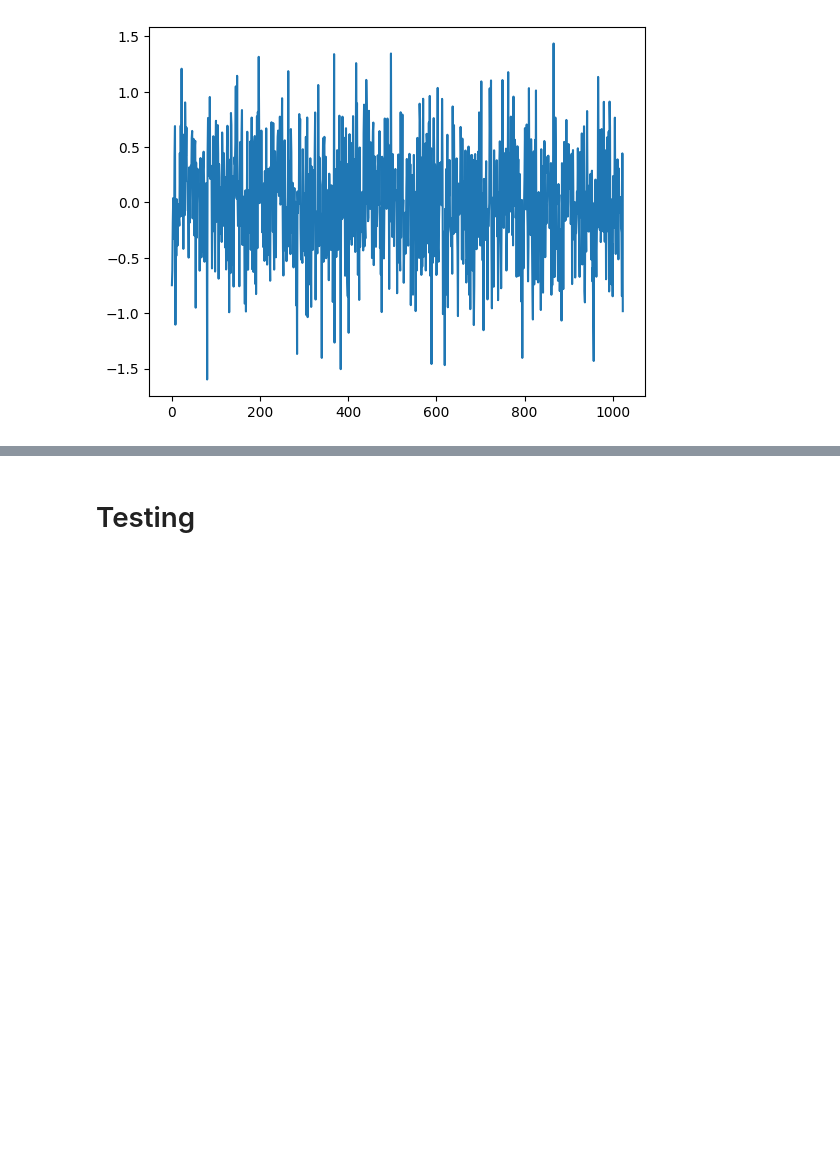
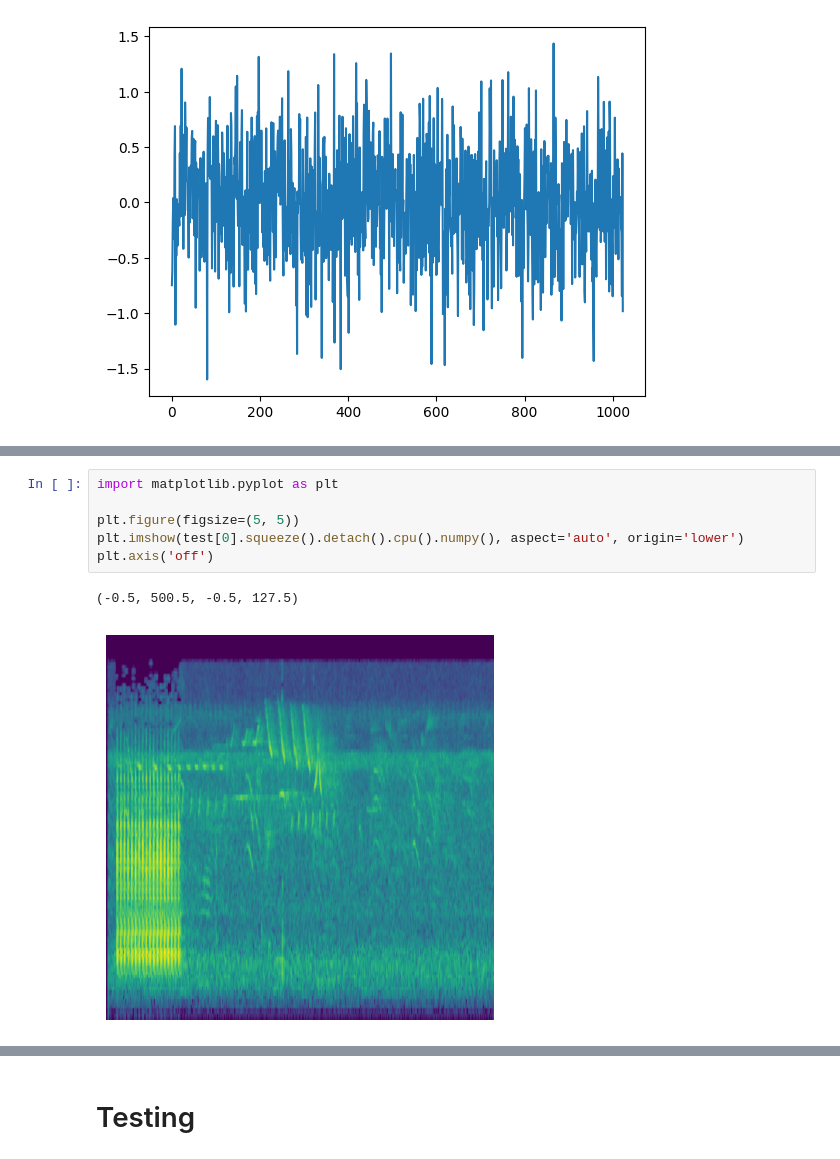
Before and after one commit to RuslanAntjuschin/bachelor-project, a Jupyter notebook: notebooks/playground/extraction.ipynb, the cells around one changed output, grey strips where cells are left out. Drawn from its saved outputs; the diff is of its cells as text; blank space fills up the shorter version.

```diff
--- a/notebooks/playground/extraction.ipynb
+++ b/notebooks/playground/extraction.ipynb
@@ -812,0 +951,9 @@ plt.plot(logits)
+# %%
+import matplotlib.pyplot as plt
+
+plt.figure(figsize=(5, 5))
+plt.imshow(test[0].squeeze().detach().cpu().numpy(), aspect='auto', origin='lower')
+plt.axis('off')
+# %% [output]
+(-0.5, 500.5, -0.5, 127.5)
+[figure, added]
```
Also changed, not shown: parts of 28 cells of this notebook, 8 other files.
